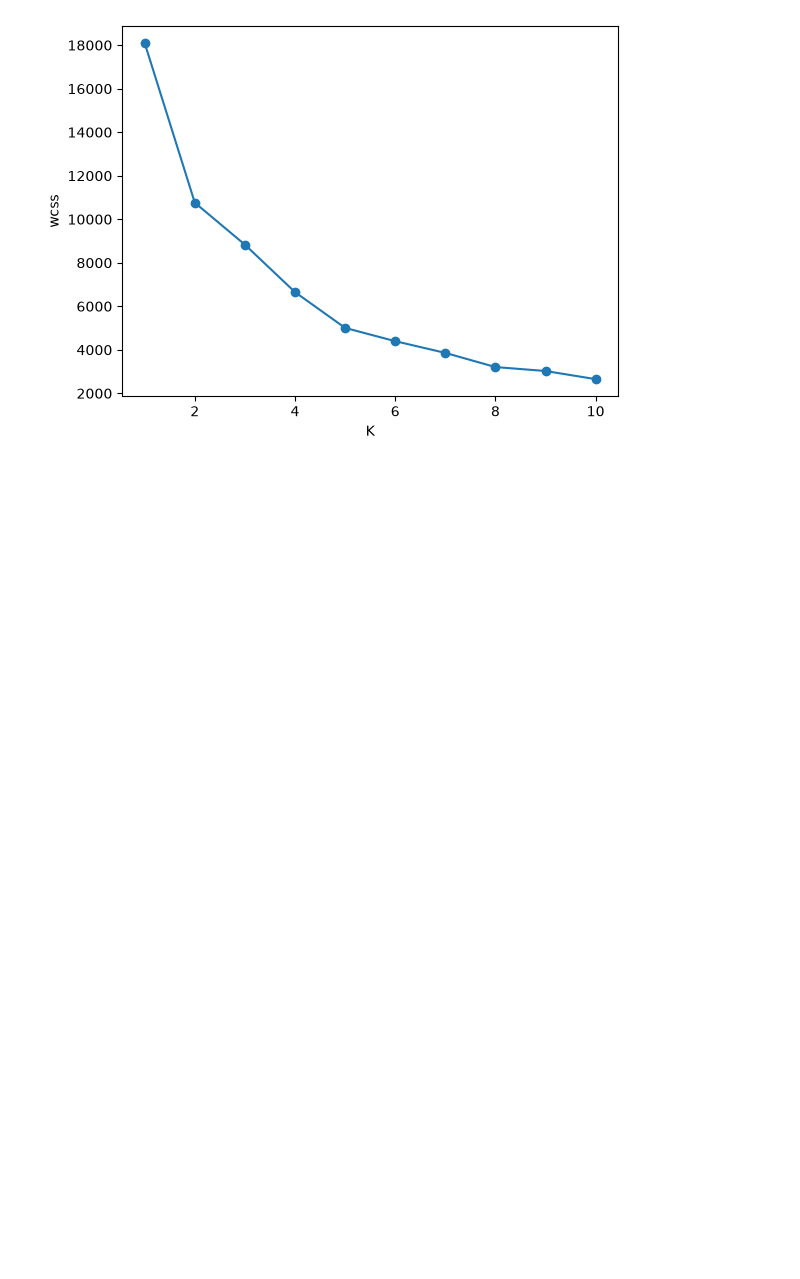
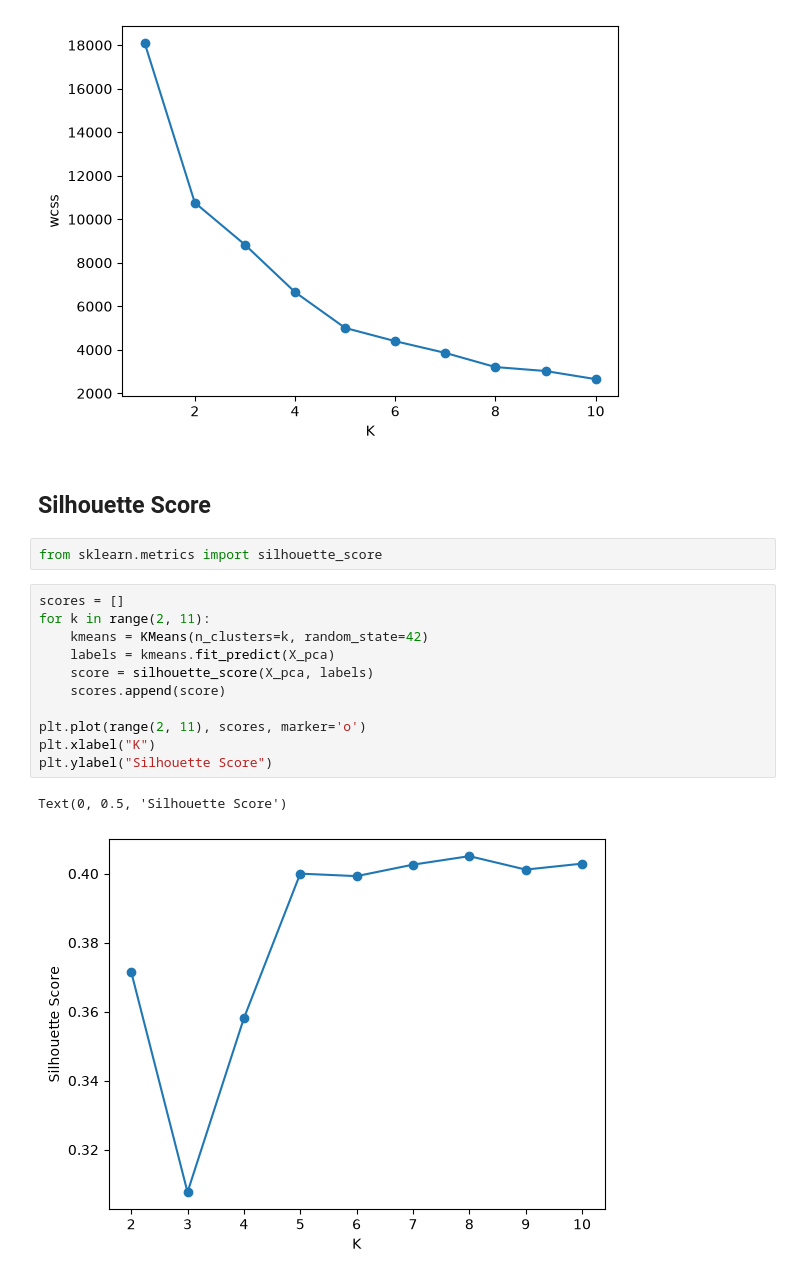
Before and after one commit to Shifa4532/SmartCartClusteringSystem, a Jupyter notebook: SmartCartClusteringSystem.ipynb, the cells around one changed output. Drawn from its saved outputs; the diff is of its cells as text; blank space fills up the shorter version.

Commit message:
Analysing K using Silhouette Score

```diff
--- a/SmartCartClusteringSystem.ipynb
+++ b/SmartCartClusteringSystem.ipynb
@@ -254,3 +254,21 @@ plt.ylabel("wcss")
 # %% [output]
 Text(0, 0.5, 'wcss')
 [figure]
+# %% [markdown]
+## Silhouette Score
+# %%
+from sklearn.metrics import silhouette_score
+# %%
+scores = []
+for k in range(2, 11):
+    kmeans = KMeans(n_clusters=k, random_state=42)
+    labels = kmeans.fit_predict(X_pca)
+    score = silhouette_score(X_pca, labels)
+    scores.append(score)
+
+plt.plot(range(2, 11), scores, marker='o')
+plt.xlabel("K")
+plt.ylabel("Silhouette Score")
+# %% [output]
+Text(0, 0.5, 'Silhouette Score')
+[figure, added]
```
Also changed, not shown: parts of 1 cell of this notebook.
